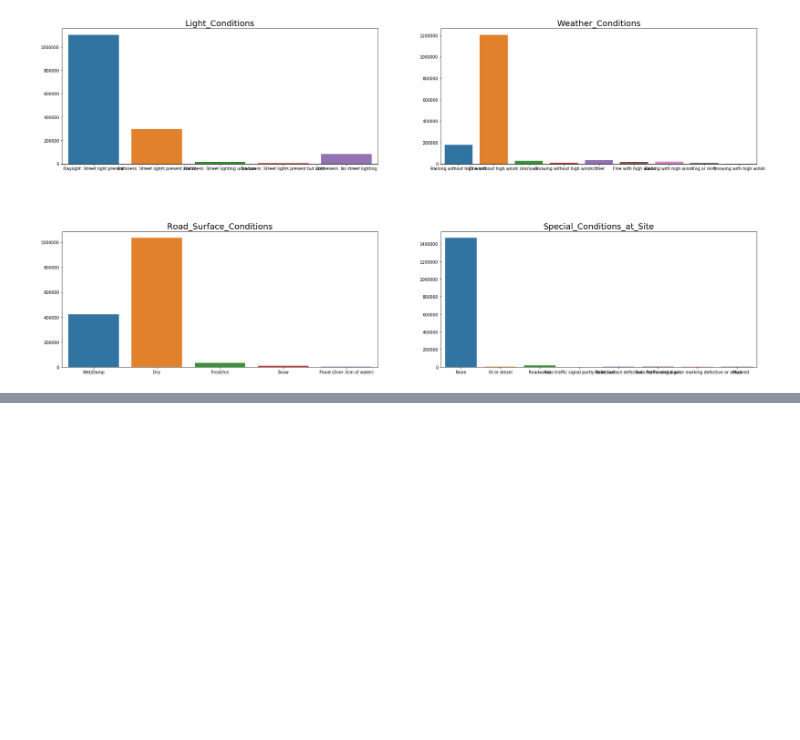
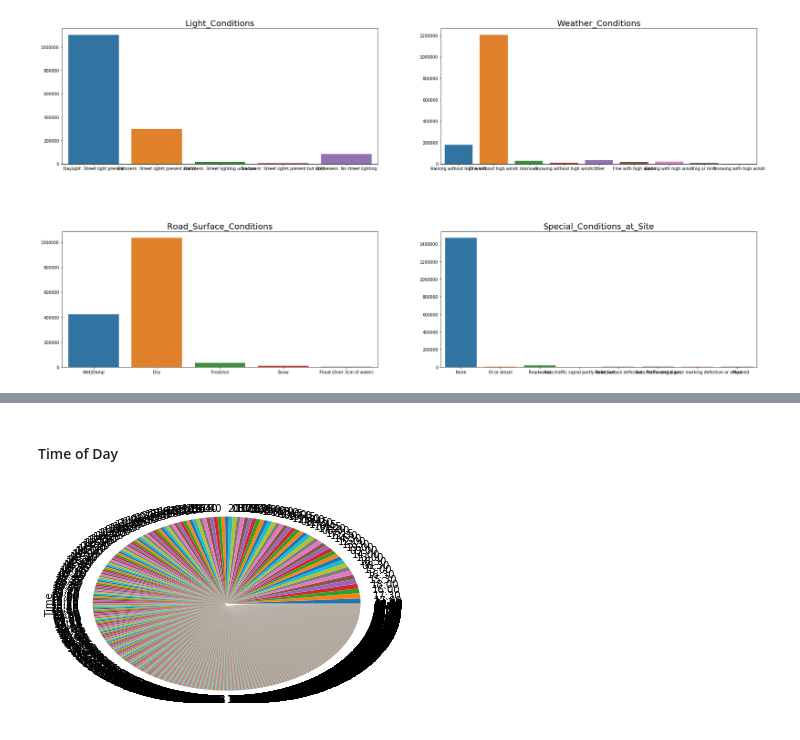
Before and after one commit to ArshadKhurshid/UK-Accident-History, a Jupyter notebook: UKAccident.ipynb, the cells around one changed output, grey strips where cells are left out. Saved outputs shown, nothing was run; the diff lists cells and outputs as text; code cells hidden in the pictures; blank space fills up the shorter version.

```diff
--- a/UKAccident.ipynb
+++ b/UKAccident.ipynb
@@ -163,0 +182,8 @@ plt.show()
+# %% [markdown]
+#### Time of Day
+# %%
+Toweek = accdnt_All['Time'].dropna().value_counts()
+Toweek.plot.pie()
+plt.show()
+# %% [output]
+[figure, added]
```
Also changed, not shown: parts of 4 cells of this notebook.
